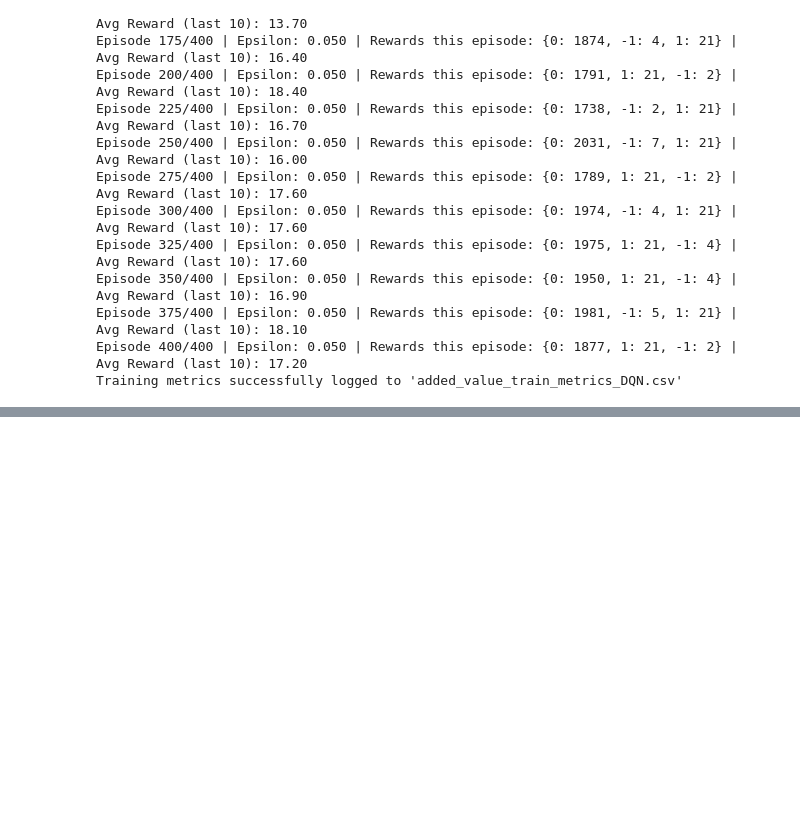
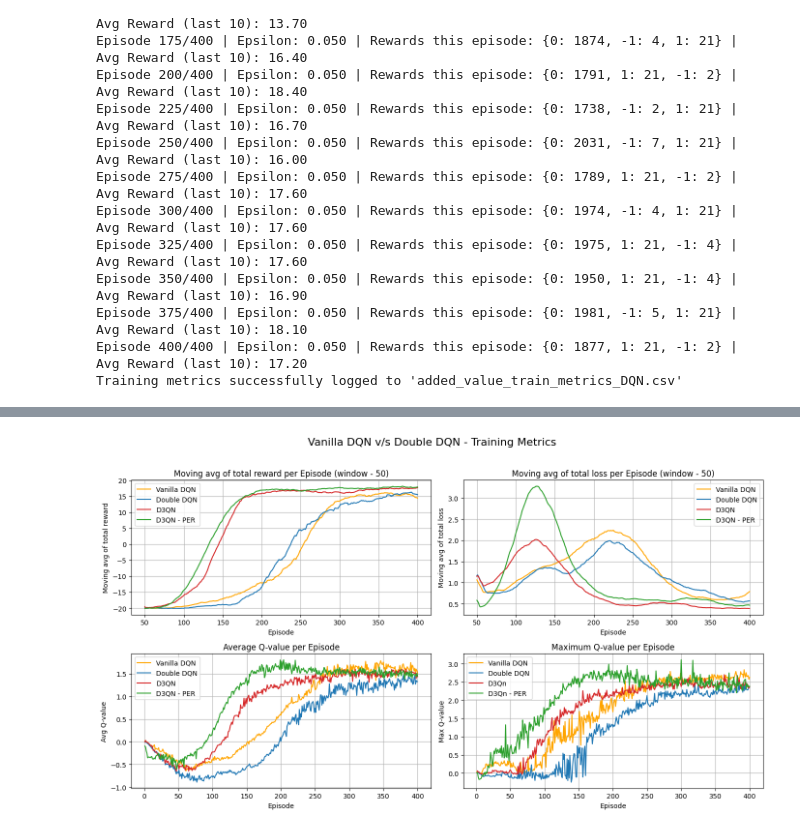
Before and after one commit to karenkj9000/rl-dqn-atari-breakout, a Jupyter notebook: CS6482-Assign2-24201111.ipynb, the cells around one changed output, grey strips where cells are left out. Cells and saved outputs as stored; diff of their text form; code cells hidden in the pictures; blank space fills up the shorter version.

```diff
--- a/CS6482-Assign2-24201111.ipynb
+++ b/CS6482-Assign2-24201111.ipynb
@@ -1616,0 +1784,96 @@ Solution: Multi-step learning improves on this by considering rewards over multi
+# %%
+df = pd.read_csv('train_metrics_DQN.csv')
+add_df = pd.read_csv('added_value_train_metrics_DQN.csv')
+
+window_size = 50
+
+# vanilla dqn metrics
+
+vdqn_rewards = df['vanilla_reward']
+vdqn_loss = df['vanilla_loss']
+vdqn_max_q = df['vanilla_max_q_value']
+vdqn_avg_q = df['vanilla_avg_q_value']
+vdqn_rewards = df['vanilla_reward']
+vdqn_mov_avg_rewards = np.convolve(vdqn_rewards, np.ones(window_size)/window_size, mode='valid')
+vdqn_mov_avg_loss = np.convolve(vdqn_loss, np.ones(window_size)/window_size, mode='valid')
+
+# double dqn metrics
+
+ddqn_rewards = df['double_reward']
+ddqn_loss = df['double_loss']
+ddqn_max_q = df['double_max_q_value']
+ddqn_avg_q = df['double_avg_q_value']
+ddqn_rewards = df['double_reward']
+ddqn_mov_avg_rewards = np.convolve(ddqn_rewards, np.ones(window_size)/window_size, mode='valid')
+ddqn_mov_avg_loss = np.convolve(ddqn_loss, np.ones(window_size)/window_size, mode='valid')
+
+# dueling double dqn metrics
+
+d3qn_rewards = add_df['dueling_double_reward']
+d3qn_loss = add_df['dueling_double_loss']
+d3qn_max_q = add_df['dueling_double_max_q_value']
+d3qn_avg_q = add_df['dueling_double_avg_q_value']
+d3qn_rewards = add_df['dueling_double_reward']
+d3qn_mov_avg_rewards = np.convolve(d3qn_rewards, np.ones(window_size)/window_size, mode='valid')
+d3qn_mov_avg_loss = np.convolve(d3qn_loss, np.ones(window_size)/window_size, mode='valid')
+
+# dueling double dqn with prioritized replay
+
+d3qn_per_rewards = add_df['d3qn_per_reward']
+d3qn_per_loss = add_df['d3qn_per_loss']
+d3qn_per_max_q = add_df['d3qn_per_max_q_value']
+d3qn_per_avg_q = add_df['d3qn_per_avg_q_value']
+d3qn_per_rewards = add_df['d3qn_per_reward']
+d3qn_per_mov_avg_rewards = np.convolve(d3qn_per_rewards, np.ones(window_size)/window_size, mode='valid')
+d3qn_per_mov_avg_loss = np.convolve(d3qn_per_loss, np.ones(window_size)/window_size, mode='valid')
+
+episodes = list(range(1, df.shape[0]+1))
+
+fig, axs = plt.subplots(2, 2, figsize=(14, 8))
+fig.suptitle('Vanilla DQN v/s Double DQN - Training Metrics', fontsize=16)
+
+axs[0, 0].plot(episodes[window_size - 1:], vdqn_mov_avg_rewards, label='Vanilla DQN', color='orange')
+axs[0, 0].plot(episodes[window_size - 1:], ddqn_mov_avg_rewards, label='Double DQN', color='tab:blue')
+axs[0, 0].plot(episodes[window_size - 1:], d3qn_mov_avg_rewards, label='D3QN', color='tab:red')
+axs[0, 0].plot(episodes[window_size - 1:], d3qn_per_mov_avg_rewards, label='D3QN - PER', color='tab:green')
+axs[0, 0].set_title(f'Moving avg of total reward per Episode (window - {window_size})')
+axs[0, 0].set_xlabel('Episode')
+axs[0, 0].set_ylabel('Moving avg of total reward')
+axs[0, 0].grid(True)
+axs[0, 0].legend()
+
+axs[0, 1].plot(episodes[window_size - 1:], vdqn_mov_avg_loss, label='Vanilla DQN', color='orange')
+axs[0, 1].plot(episodes[window_size - 1:], ddqn_mov_avg_loss, label='Double DQN', color='tab:blue')
+axs[0, 1].plot(episodes[window_size - 1:], d3qn_mov_avg_loss, label='D3QN', color='tab:red')
+axs[0, 1].plot(episodes[window_size - 1:], d3qn_per_mov_avg_loss, label='D3QN - PER', color='tab:green')
+axs[0, 1].set_title(f'Moving avg of total loss per Episode (window - {window_size})')
+axs[0, 1].set_xlabel('Episode')
+axs[0, 1].set_ylabel('Moving avg of total loss')
+axs[0, 1].grid(True)
+axs[0, 1].legend()
+
+axs[1, 0].plot(episodes, vdqn_avg_q, label='Vanilla DQN', color='orange')
+axs[1, 0].plot(episodes, ddqn_avg_q, label='Double DQN', color='tab:blue')
+axs[1, 0].plot(episodes, d3qn_avg_q, label='D3QN', color='tab:red')
+axs[1, 0].plot(episodes, d3qn_per_avg_q, label='D3QN - PER', color='tab:green')
+axs[1, 0].set_title(f'Average Q-value per Episode')
+axs[1, 0].set_xlabel('Episode')
+axs[1, 0].set_ylabel('Avg Q-value')
+axs[1, 0].grid(True)
+axs[1, 0].legend()
+
+axs[1, 1].plot(episodes, vdqn_max_q, label='Vanilla DQN', color='orange')
+axs[1, 1].plot(episodes, ddqn_max_q, label='Double DQN', color='tab:blue')
+axs[1, 1].plot(episodes, d3qn_max_q, label='D3Qn', color='tab:red')
+axs[1, 1].plot(episodes, d3qn_per_max_q, label='D3Qn - PER', color='tab:green')
+axs[1, 1].set_title(f'Maximum Q-value per Episode')
+axs[1, 1].set_xlabel('Episode')
+axs[1, 1].set_ylabel('Max Q-value')
+axs[1, 1].grid(True)
+axs[1, 1].legend()
+
+# Final adjustments
+plt.tight_layout(rect=[0, 0, 1, 0.96])
+plt.show()
+# %% [output]
+[figure, added]
```
Also changed, not shown: parts of 32 cells of this notebook.
